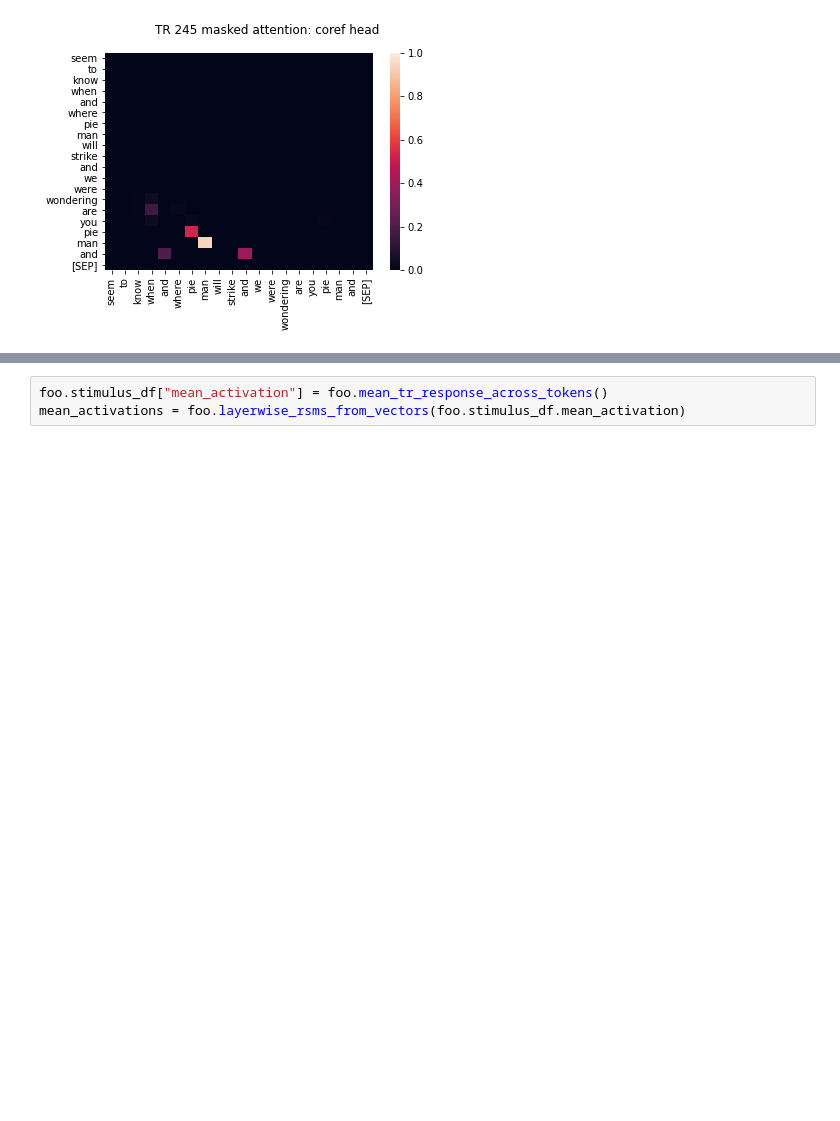
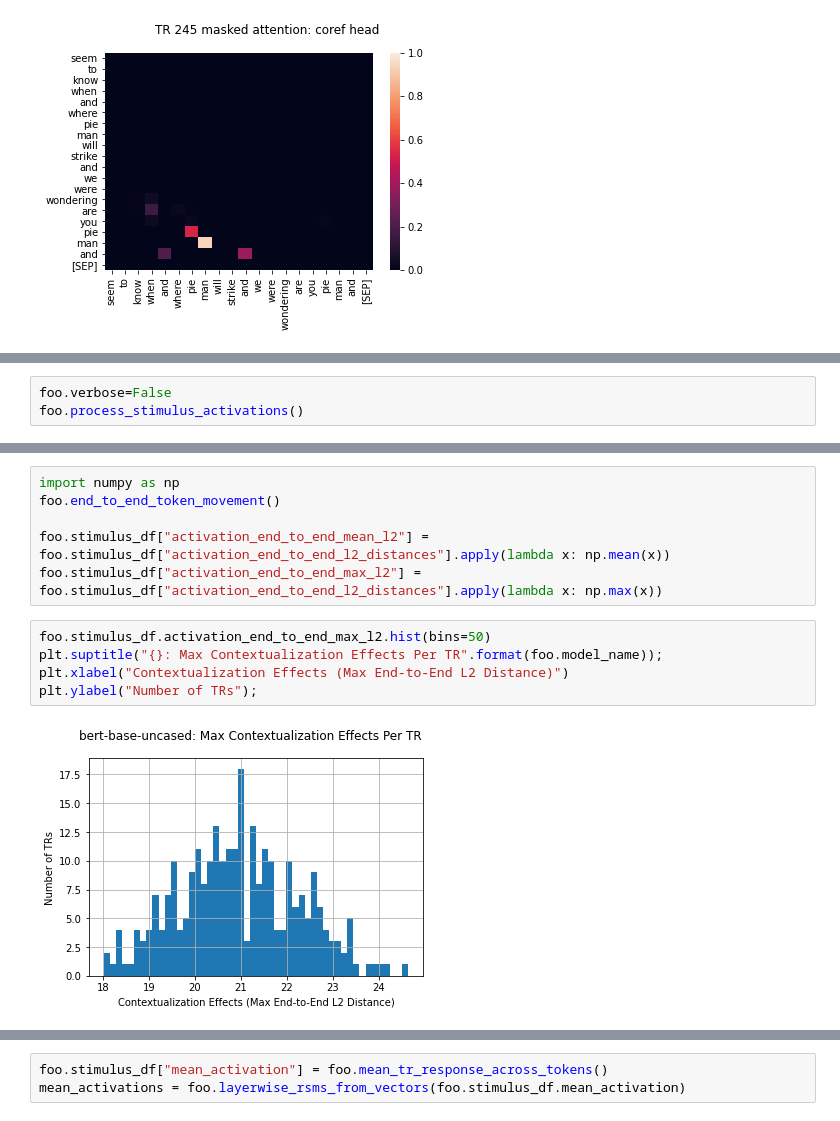
Before and after one commit to tsumers/bert-brains, a Jupyter notebook: BERT-attention-heads.ipynb, the cells around one changed output, grey strips where cells are left out. Drawn from its saved outputs; the diff is of its cells as text; blank space fills up the shorter version.

Commit message:
first pass of layerwise "attention effects" metrics

```diff
--- a/BERT-attention-heads.ipynb
+++ b/BERT-attention-heads.ipynb
@@ -187,0 +178,3 @@ sns.heatmap(pd.DataFrame(foo.stimulus_df.attention_heads_L2[10]), vmin=0, vmax=1
+# %%
+foo.verbose=False
+foo.process_stimulus_activations()
@@ -187,0 +203,13 @@ sns.heatmap(pd.DataFrame(foo.stimulus_df.attention_heads_L2[10]), vmin=0, vmax=1
+# %%
+import numpy as np
+foo.end_to_end_token_movement()
+
+foo.stimulus_df["activation_end_to_end_mean_l2"] = foo.stimulus_df["activation_end_to_end_l2_distances"].apply(lambda x: np.mean(x))
+foo.stimulus_df["activation_end_to_end_max_l2"] = foo.stimulus_df["activation_end_to_end_l2_distances"].apply(lambda x: np.max(x))
+# %%
+foo.stimulus_df.activation_end_to_end_max_l2.hist(bins=50)
+plt.suptitle("{}: Max Contextualization Effects Per TR".format(foo.model_name));
+plt.xlabel("Contextualization Effects (Max End-to-End L2 Distance)")
+plt.ylabel("Number of TRs");
+# %% [output]
+[figure, added]
```
Also changed, not shown: parts of 15 cells of this notebook, 1 other file.
